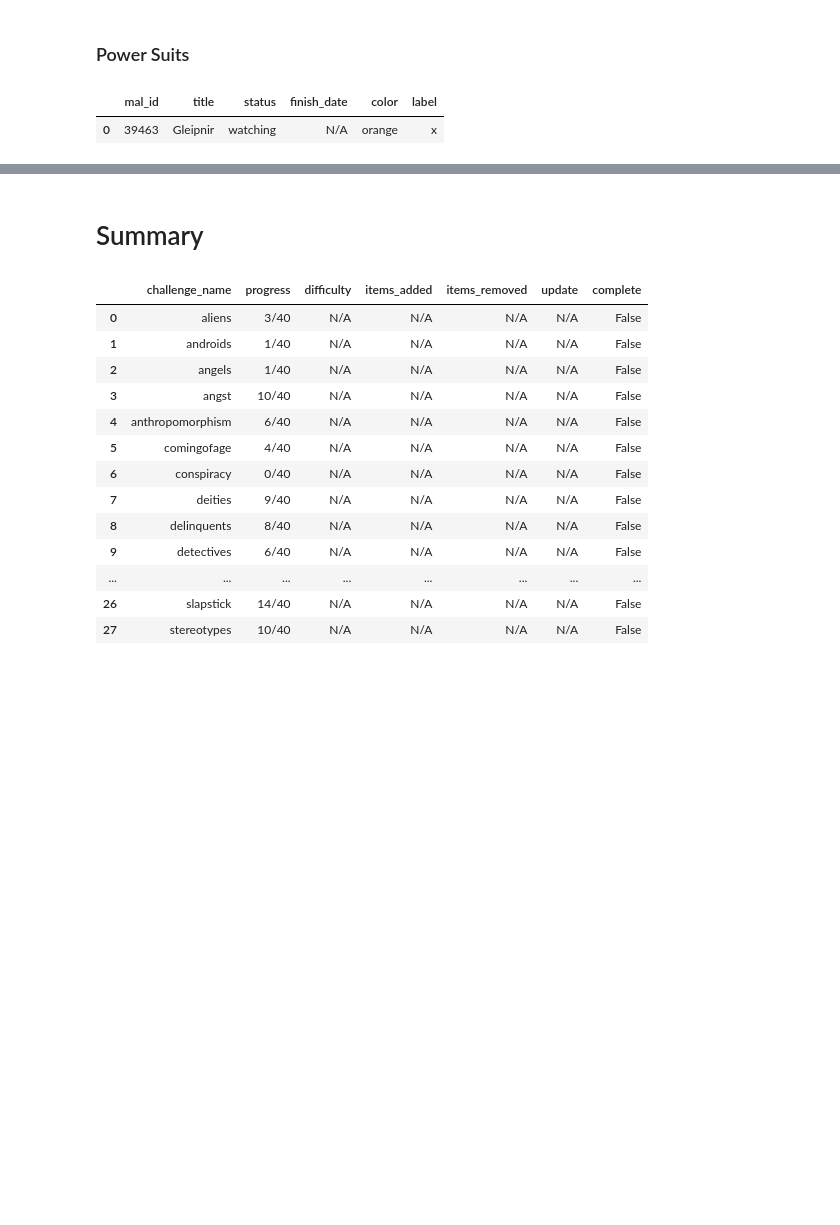
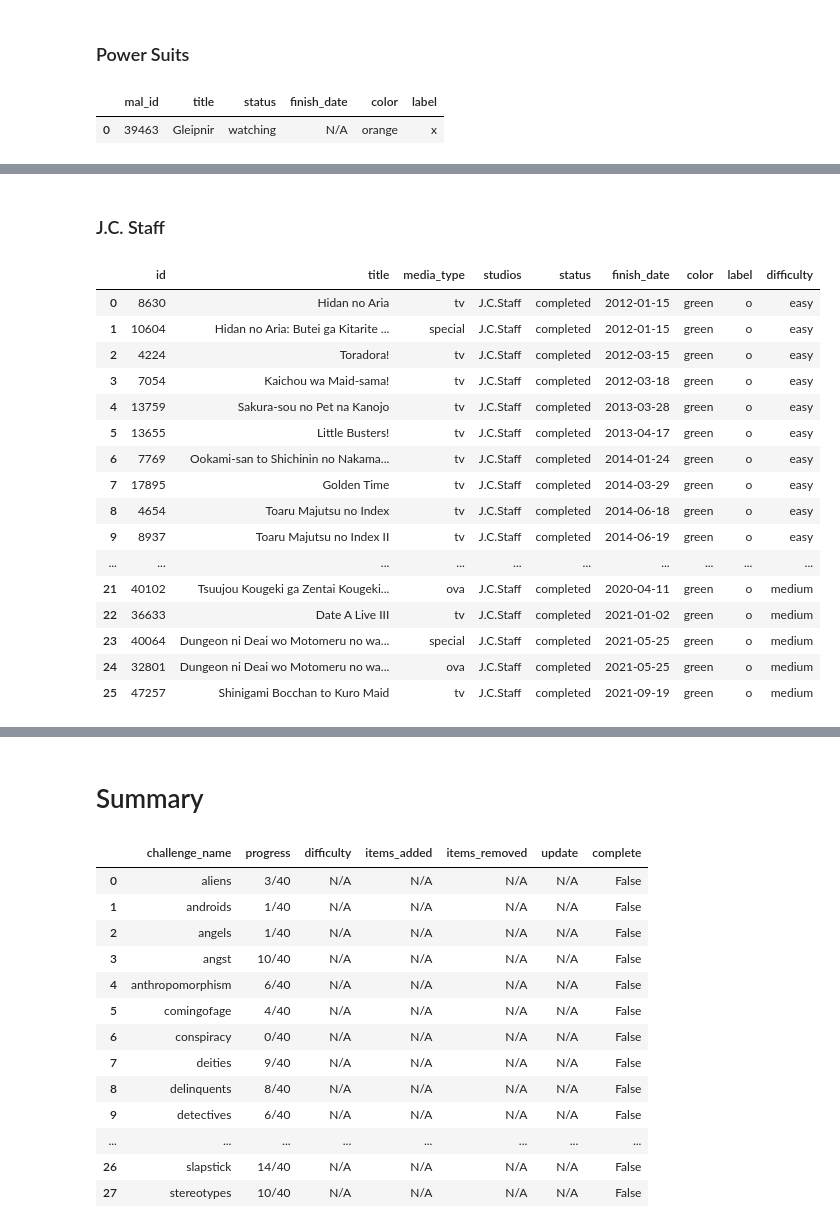
Before and after one commit to nerfsunny/MAL-Challenge-Tracker, a Jupyter notebook: AWC Club Challenges.ipynb, the cells around one changed output, grey strips where cells are left out. Drawn from its saved outputs; the diff is of its cells as text; code cells hidden in the pictures; blank space fills up the shorter version.

```diff
--- a/AWC Club Challenges.ipynb
+++ b/AWC Club Challenges.ipynb
@@ -607,0 +695,23 @@ powersuitsDF
+# %% [markdown]
+### J.C. Staff
+# %%
+jcStaffDF = specificStudios(myMALDF_Anime, 'J.C.Staff', 1)
+jcStaffDF
+# %% [output]
+|  | id | title | media_type | studios | status | finish_date | color | label | difficulty |
+| 0 | 8630 | Hidan no Aria | tv | J.C.Staff | completed | 2012-01-15 | green | o | easy |
+| 1 | 10604 | Hidan no Aria: Butei ga Kitarite ... | special | J.C.Staff | completed | 2012-01-15 | green | o | easy |
+| 2 | 4224 | Toradora! | tv | J.C.Staff | completed | 2012-03-15 | green | o | easy |
+| 3 | 7054 | Kaichou wa Maid-sama! | tv | J.C.Staff | completed | 2012-03-18 | green | o | easy |
+| 4 | 13759 | Sakura-sou no Pet na Kanojo | tv | J.C.Staff | completed | 2013-03-28 | green | o | easy |
+| 5 | 13655 | Little Busters! | tv | J.C.Staff | completed | 2013-04-17 | green | o | easy |
+| 6 | 7769 | Ookami-san to Shichinin no Nakama... | tv | J.C.Staff | completed | 2014-01-24 | green | o | easy |
+| 7 | 17895 | Golden Time | tv | J.C.Staff | completed | 2014-03-29 | green | o | easy |
+| 8 | 4654 | Toaru Majutsu no Index | tv | J.C.Staff | completed | 2014-06-18 | green | o | easy |
+| 9 | 8937 | Toaru Majutsu no Index II | tv | J.C.Staff | completed | 2014-06-19 | green | o | easy |
+| ... | ... | ... | ... | ... | ... | ... | ... | ... | ... |
+| 21 | 40102 | Tsuujou Kougeki ga Zentai Kougeki... | ova | J.C.Staff | completed | 2020-04-11 | green | o | medium |
+| 22 | 36633 | Date A Live III | tv | J.C.Staff | completed | 2021-01-02 | green | o | medium |
+| 23 | 40064 | Dungeon ni Deai wo Motomeru no wa... | special | J.C.Staff | completed | 2021-05-25 | green | o | medium |
+| 24 | 32801 | Dungeon ni Deai wo Motomeru no wa... | ova | J.C.Staff | completed | 2021-05-25 | green | o | medium |
+| 25 | 47257 | Shinigami Bocchan to Kuro Maid | tv | J.C.Staff | completed | 2021-09-19 | green | o | medium |
```
Also changed, not shown: parts of 19 cells of this notebook.
